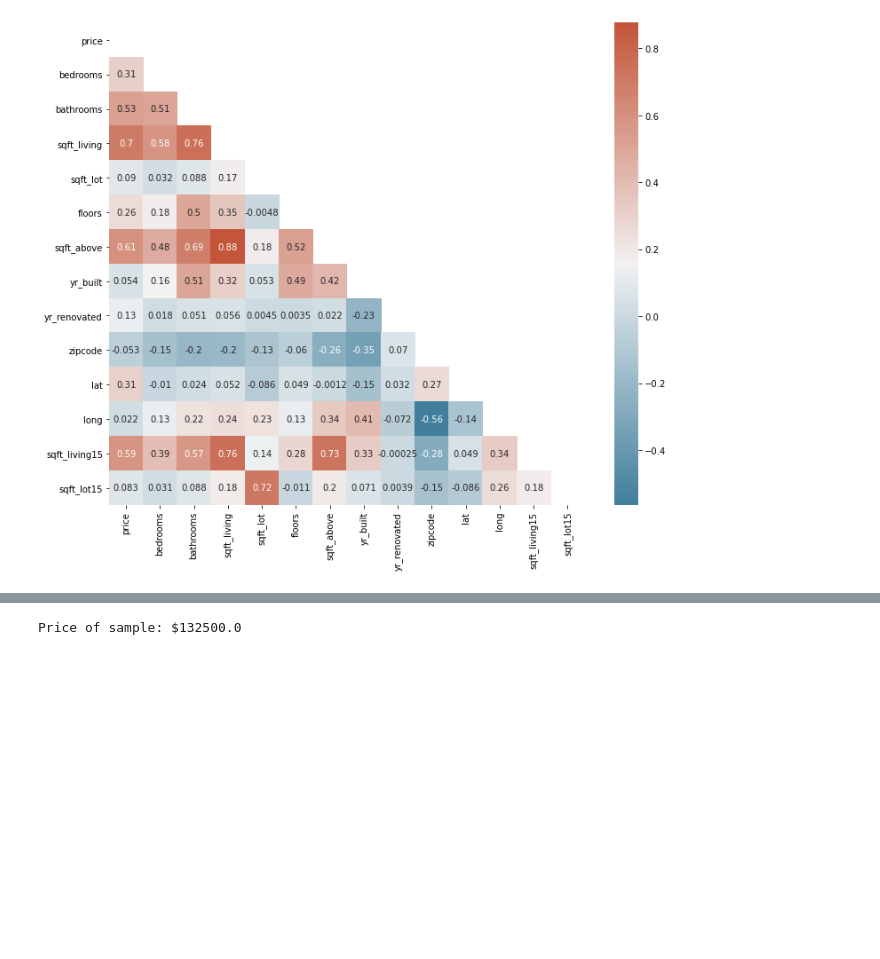
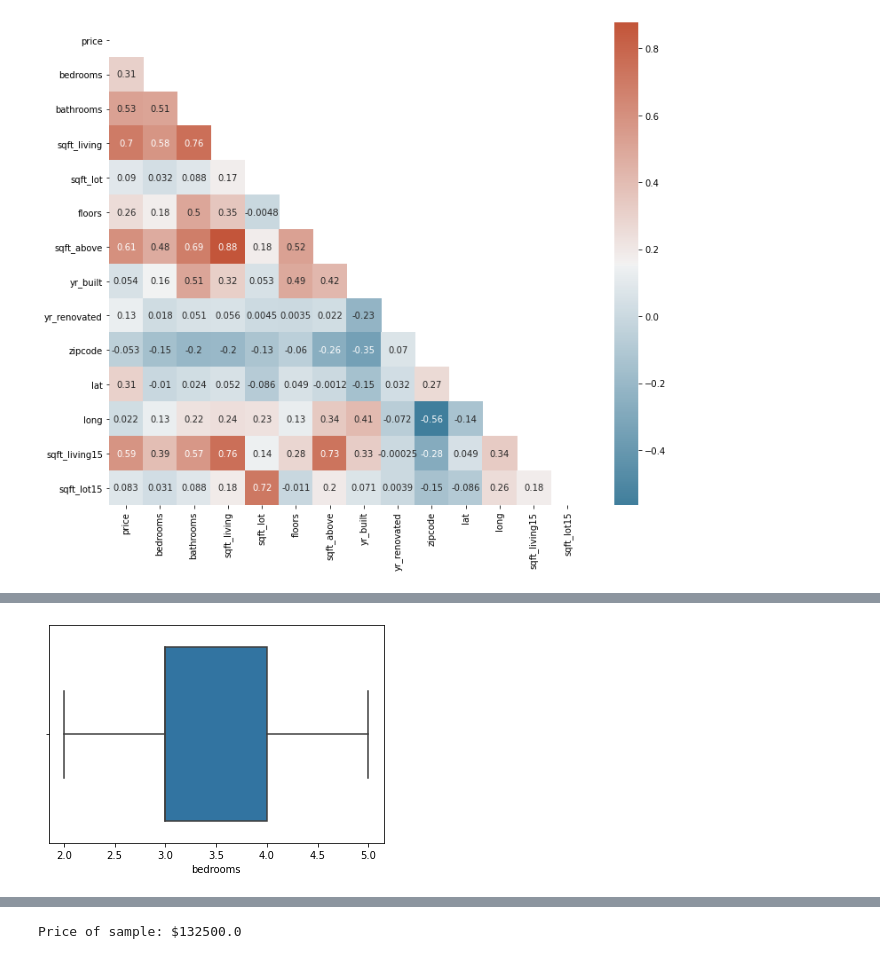
Before and after one commit to smashley-eakland/phase-2-project, a Jupyter notebook: Test_notebook.ipynb, the cells around one changed output, grey strips where cells are left out. Saved outputs shown, nothing was run; the diff lists cells and outputs as text; code cells hidden in the pictures; blank space fills up the shorter version.

```diff
--- a/Test_notebook.ipynb
+++ b/Test_notebook.ipynb
@@ -181,0 +200,4 @@ x6.corr()
+# %%
+sns.boxplot(box_df['bedrooms'],showfliers=False);
+# %% [output]
+[figure, added]
```
Also changed, not shown: parts of 10 cells of this notebook, 6 other files.
